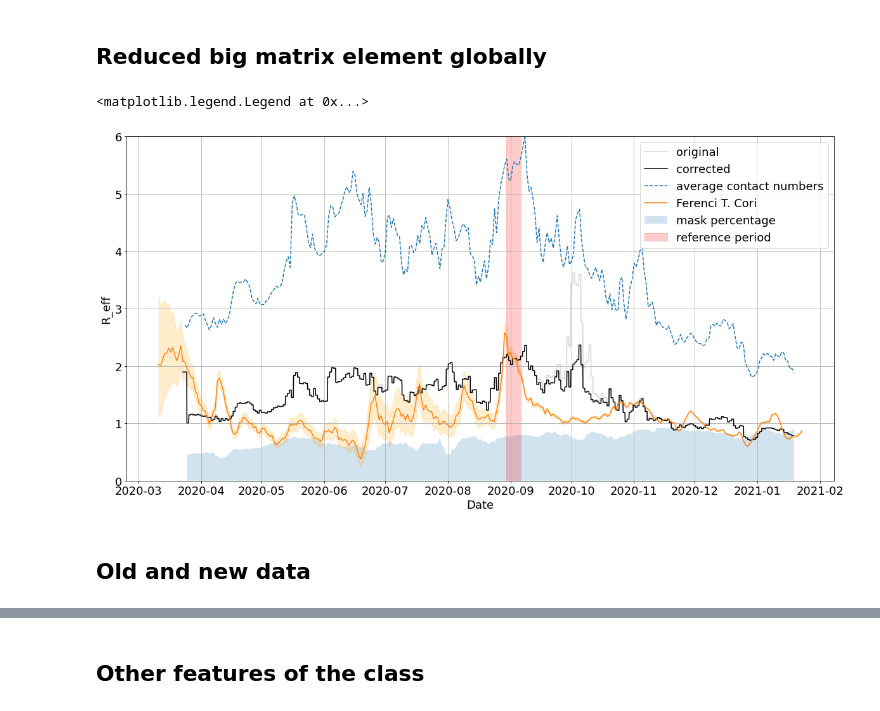
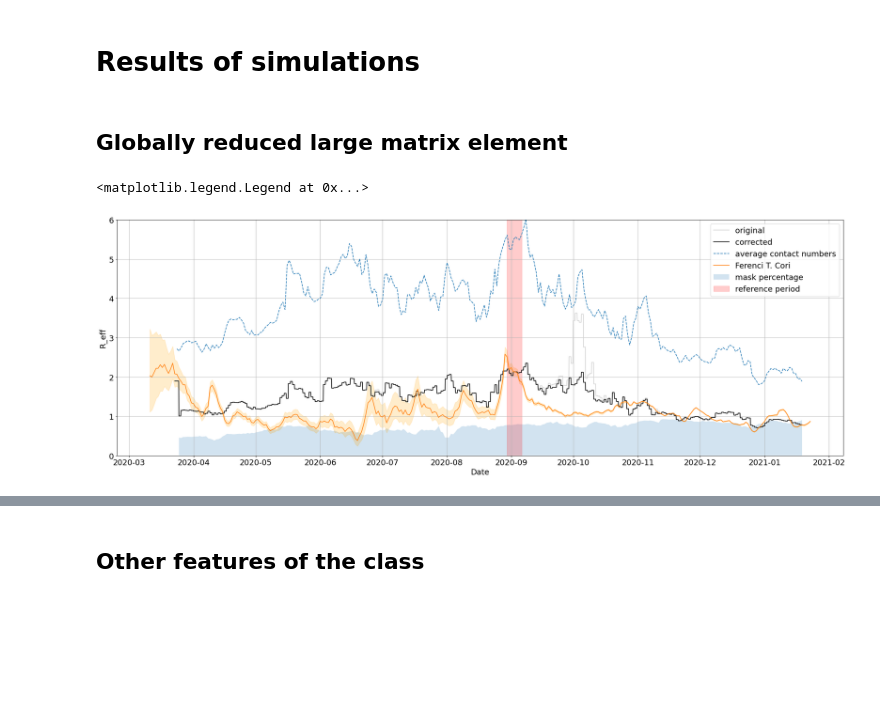
Before and after one commit to zsvizi/r-eff-social-contact-surveys-covid-19-hungary, a Jupyter notebook: figures.ipynb, the cells around one changed output, grey strips where cells are left out. Cells and saved outputs as stored; diff of their text form; code cells hidden in the pictures; blank space fills up the shorter version.

```diff
--- a/figures.ipynb
+++ b/figures.ipynb
@@ -15,0 +122,6 @@ plt.rcParams["figure.facecolor"] = "white"
+# %%
+import cycler
+
+n = 7
+color = plt.cm.viridis(np.linspace(0, 1,n))[:-2][::-1]
+plt.rcParams['axes.prop_cycle'] = cycler.cycler('color', color)
@@ -15,0 +178,6 @@ plt.rcParams["figure.facecolor"] = "white"
+# %%
+import cycler
+
+n = 10
+color = plt.cm.viridis(np.linspace(0, 1,n))[:-2][::-1]
+plt.rcParams['axes.prop_cycle'] = cycler.cycler('color', color)
@@ -16,5 +206,9 @@ plt.rcParams["figure.facecolor"] = "white"
+# %% [markdown]
+# Results of simulations
 # %% [markdown]
-## Reduced big matrix element globally
+## Globally reduced large matrix element
+# %%
+plt.rcParams['axes.prop_cycle'] = def_cycler
 # %%
 sim_1 = Simulation(
     contact_data_file="dynmatrix_step_1d_window_7d_v8_avg.csv",
@@ -22,8 +216,8 @@ sim_1 = Simulation(
 )
 
 sim_2 = Simulation(
-    contact_data_file="dynmatrix_step_1d_window_7d_v8_avg_corrected.csv",
-    contact_num_data_file ="dynmatrix_step_1d_window_7d_v8_contactnum.csv"
+    contact_data_file="dynmatrix_step_1d_window_7d_v9_kid_reduced_avg.csv",
+    contact_num_data_file ="dynmatrix_step_1d_window_7d_v9_kid_reduced_contactnum.csv"
 )
 
 # Call simulate() method to get r_eff values for the contact matrices
@@ -39,5 +235,5 @@ df = sim_1.data.reference_r0_data
 # %%
-plt.figure(figsize=(20,10))
+plt.figure(figsize=(30,10))
 
 # simulated R-values
 plt.plot(t1,sim_1.r_eff_plot,label="original",color="lightgrey")
@@ -52,35 +248,33 @@ plt.plot(
 
 # masks
 plt.fill_between(
     [datetime.fromtimestamp(t) for t in sim_1.data.contact_num_data["start"]],
     sim_1.data.contact_num_data['mask_percentage'].map(float),
     alpha=0.2,
     label="mask percentage")
 
 # reference R-values from Tamas Ferenci
 for m in df["method"].unique()[[1]]:
     sdf = df[df["method"]==m]
-    plt.plot(sdf["datetime"],sdf["r0"], label="Ferenci T. "+m)
-    plt.fill_between(sdf["datetime"],sdf["ci_lower"],sdf["ci_upper"],color='orange',alpha=0.2)
+    plt.plot(sdf["datetime"]-timedelta(days=0),sdf["r0"], label="Ferenci T. "+m)
+    plt.fill_between(sdf["datetime"]-timedelta(days=0),sdf["ci_lower"],sdf["ci_upper"],color='orange',alpha=0.2)
 
 # reference R_0 period
 d1,d2 =  sim_2.baseline_cm_date
 plt.fill_betweenx(
     np.linspace(0,6,100),
     datetime.strptime(d1,'%Y-%m-%d'),
     datetime.strptime(d2,'%Y-%m-%d'),
     color='r',
     alpha=0.2,
     label="reference period")
 
 # formatting
 plt.xlabel("Date")
 plt.ylabel("R_eff")
 plt.ylim(0,6)
 plt.grid()
 plt.legend()
 # %% [output]
 <matplotlib.legend.Legend at 0x...>
-[figure, old version]
+[figure, new version]
-# %% [markdown]
-## Old and new data
```
Also changed, not shown: parts of 27 cells of this notebook, 3 other files.
